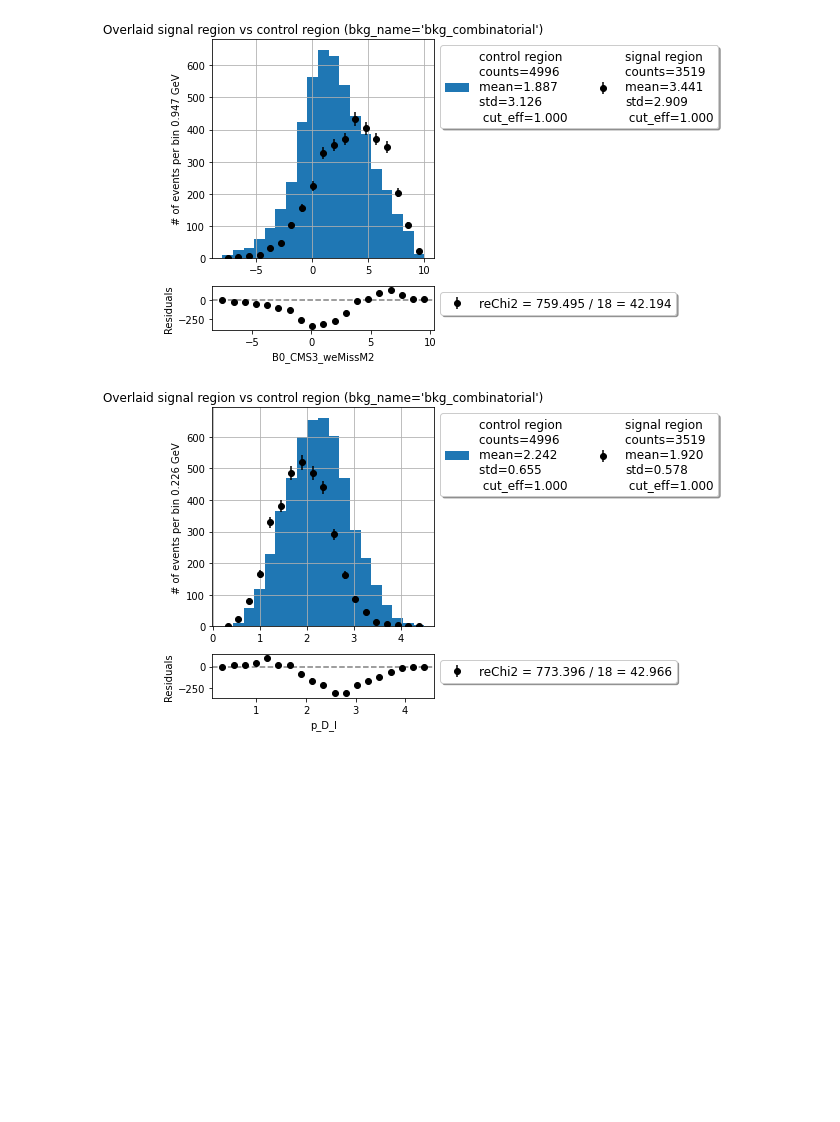
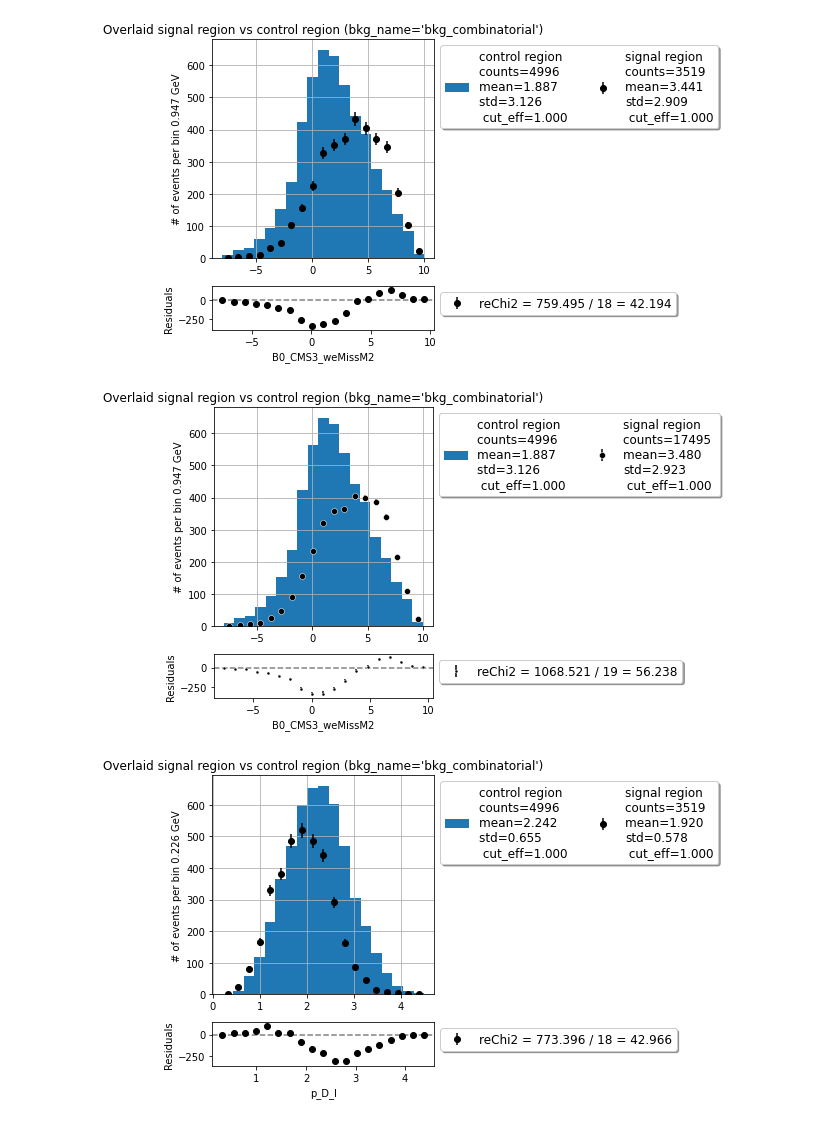
Before and after one commit to zjkjsd/inclusive_R_D, a Jupyter notebook: Notebooks/Plotting/4_PlotNtuple_wrongCharge.ipynb, the cells around one changed output. Cells and saved outputs as stored; diff of their text form; code cells hidden in the pictures; blank space fills up the shorter version.

```diff
--- a/Notebooks/Plotting/4_PlotNtuple_wrongCharge.ipynb
+++ b/Notebooks/Plotting/4_PlotNtuple_wrongCharge.ipynb
@@ -215,6 +159,18 @@ mpl.plot_mc_sig_control(variable='B0_CMS3_weMissM2',bins=b1,
                         scale=scale,correction=False,mask=[])
 # %% [output]
 [figure]
+# %%
+# compare control vs signal regions MC
+b1 = np.linspace(-8,10,20)
+scale = {'control region': 1,
+         'signal region': 0.2}
+mpl.plot_mc_sig_control(variable='B0_CMS3_weMissM2',bins=b1,
+                        bkg_name='bkg_combinatorial',
+                        cut=None,
+                        samples_sig=samples_sig,
+                        scale=scale,correction=False,mask=[])
+# %% [output]
+[figure, added]
 # %%
 b2 = np.linspace(0.2,4.5,20)
 scale = {'control region': 1,
```
Also changed, not shown: parts of 23 cells of this notebook, 3 other files.
